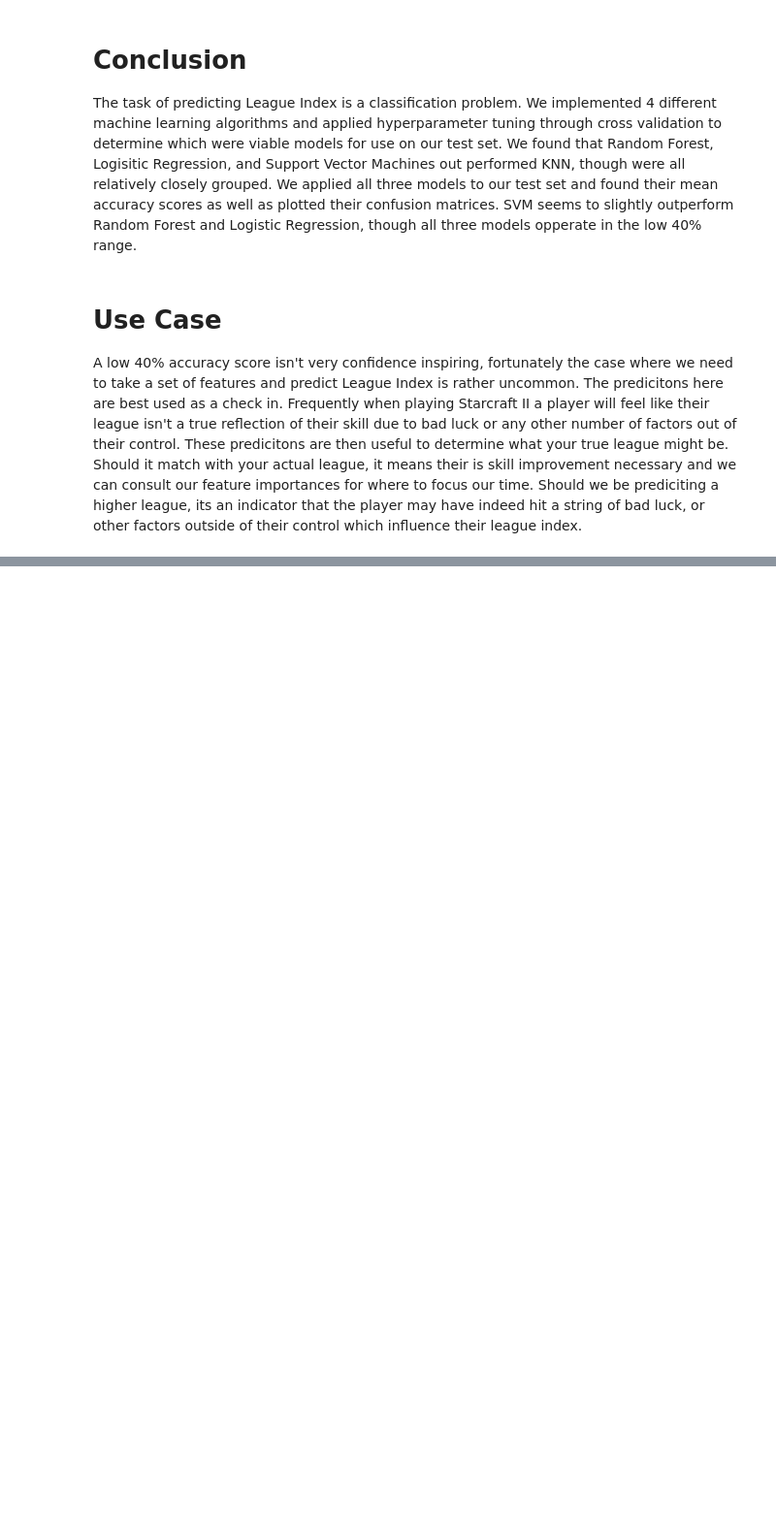
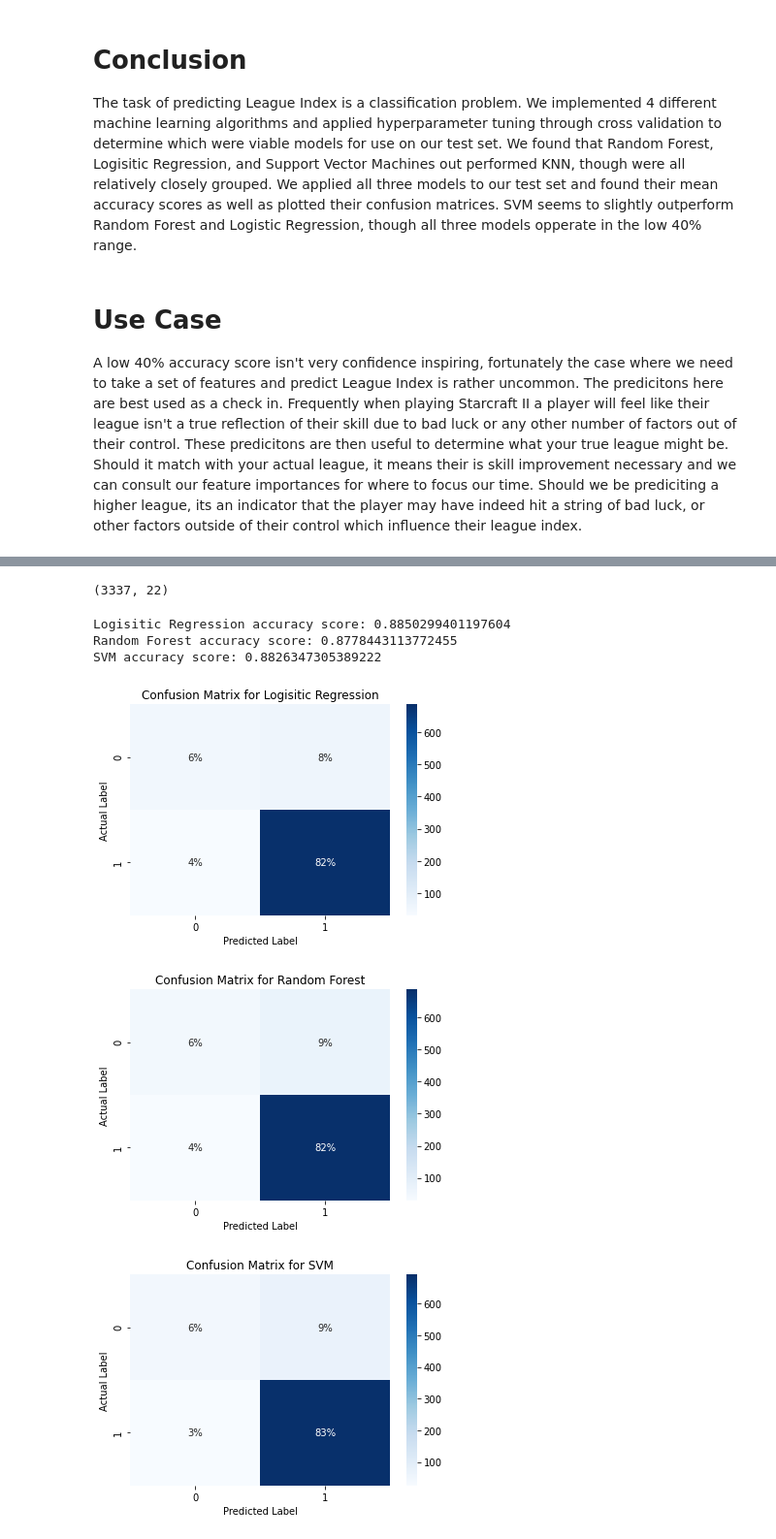
Before and after one commit to theGetz1995/Starcraft2LeagueClassification, a Jupyter notebook: notebooks/08_Getz_Modeling.ipynb, the cells around one changed output, grey strips where cells are left out. Shown: that part at 97% size. Cells and saved outputs as stored; diff of their text form; code cells hidden in the pictures; blank space fills up the shorter version.

```diff
--- a/notebooks/08_Getz_Modeling.ipynb
+++ b/notebooks/08_Getz_Modeling.ipynb
@@ -164,0 +169,4 @@ A low 40% accuracy score isn't very confidence inspiring, fortunately the case w
+# %%
+#create the league low variable.
+starcraft['LowLeague'] = np.where(starcraft['LeagueIndex']<3,0,1)
+starcraft.head()
@@ -164,0 +181,65 @@ A low 40% accuracy score isn't very confidence inspiring, fortunately the case w
+# %%
+#Scale the features, ignoring game ID as its not a meaningful feature and of course not scaling league index as its the target
+starcraft2 = starcraft.reset_index(drop=True)
+star_scale = starcraft2.copy(deep=True)
+feat_names = ['Age','HoursPerWeek','TotalHours','APM','SelectByHotkeys','AssignToHotkeys','UniqueHotkeys','MinimapAttacks','MinimapRightClicks','NumberOfPACs','GapBetweenPACs','ActionLatency','ActionsInPAC','TotalMapExplored','WorkersMade','UniqueUnitsMade','ComplexUnitsMade','ComplexAbilitiesUsed','LogHours']
+for col in feat_names:
+    scaler = RobustScaler()
+    star_scale[col] = pd.DataFrame(scaler.fit_transform(pd.DataFrame(star_scale[col])))
+star_scale.shape
+# %% [output]
+(3337, 22)
+# %%
+y = starcraft['LowLeague']
+X = star_scale[feat_names]
+Xtrain,Xtest,ytrain,ytest = train_test_split(X,y,random_state=42)
+# %%
+lr = LogisticRegression(C=.1,random_state=42,solver='newton-cg',max_iter = 1000)
+rf = RandomForestClassifier(random_state=42,criterion='entropy',max_depth=6,min_samples_leaf=15)
+svm = SVC(random_state=42,C=1000,gamma=.001,kernel='rbf',probability=True)
+lr.fit(Xtrain,ytrain)
+rf.fit(Xtrain,ytrain)
+svm.fit(Xtrain,ytrain)
+ypredLR = lr.predict(Xtest)
+ypredRF = rf.predict(Xtest)
+ypredSVM= svm.predict(Xtest)
+print('Logisitic Regression accuracy score: '+str(lr.score(Xtest,ytest)))
+print('Random Forest accuracy score: '+str(rf.score(Xtest,ytest)))
+print('SVM accuracy score: '+str(svm.score(Xtest,ytest)))
+lrCnfMatrix = confusion_matrix(ytest,ypredLR)
+rfCnfMatrix = confusion_matrix(ytest,ypredRF)
+svmCnfMatrix = confusion_matrix(ytest,ypredSVM)
+group_counts = ['{0:0.0f}%'.format(value*100/sum(lrCnfMatrix.flatten())) for value in
+                lrCnfMatrix.flatten()]
+labels = [f'{v1}' for v1 in group_counts]
+labels = np.asarray(labels).reshape(2,2)
+ax = sns.heatmap(lrCnfMatrix, annot=labels, fmt='', cmap='Blues')
+ax.set_xlabel('Predicted Label')
+ax.set_ylabel('Actual Label')
+plt.title('Confusion Matrix for Logisitic Regression')
+plt.show()
+group_counts = ['{0:0.0f}%'.format(value*100/sum(rfCnfMatrix.flatten())) for value in
+                rfCnfMatrix.flatten()]
+labels = [f'{v1}' for v1 in group_counts]
+labels = np.asarray(labels).reshape(2,2)
+ax = sns.heatmap(rfCnfMatrix, annot=labels, fmt='', cmap='Blues')
+ax.set_xlabel('Predicted Label')
+ax.set_ylabel('Actual Label')
+plt.title('Confusion Matrix for Random Forest')
+plt.show()
+group_counts = ['{0:0.0f}%'.format(value*100/sum(svmCnfMatrix.flatten())) for value in
+                svmCnfMatrix.flatten()]
+labels = [f'{v1}' for v1 in group_counts]
+labels = np.asarray(labels).reshape(2,2)
+ax = sns.heatmap(svmCnfMatrix, annot=labels, fmt='', cmap='Blues')
+ax.set_xlabel('Predicted Label')
+ax.set_ylabel('Actual Label')
+plt.title('Confusion Matrix for SVM')
+plt.show()
+# %% [output]
+Logisitic Regression accuracy score: 0.8850299401197604
+Random Forest accuracy score: 0.8778443113772455
+SVM accuracy score: 0.8826347305389222
+[figure, added]
+[figure, added]
+[figure, added]
```
Also changed, not shown: parts of 15 cells of this notebook, 5 other files.
